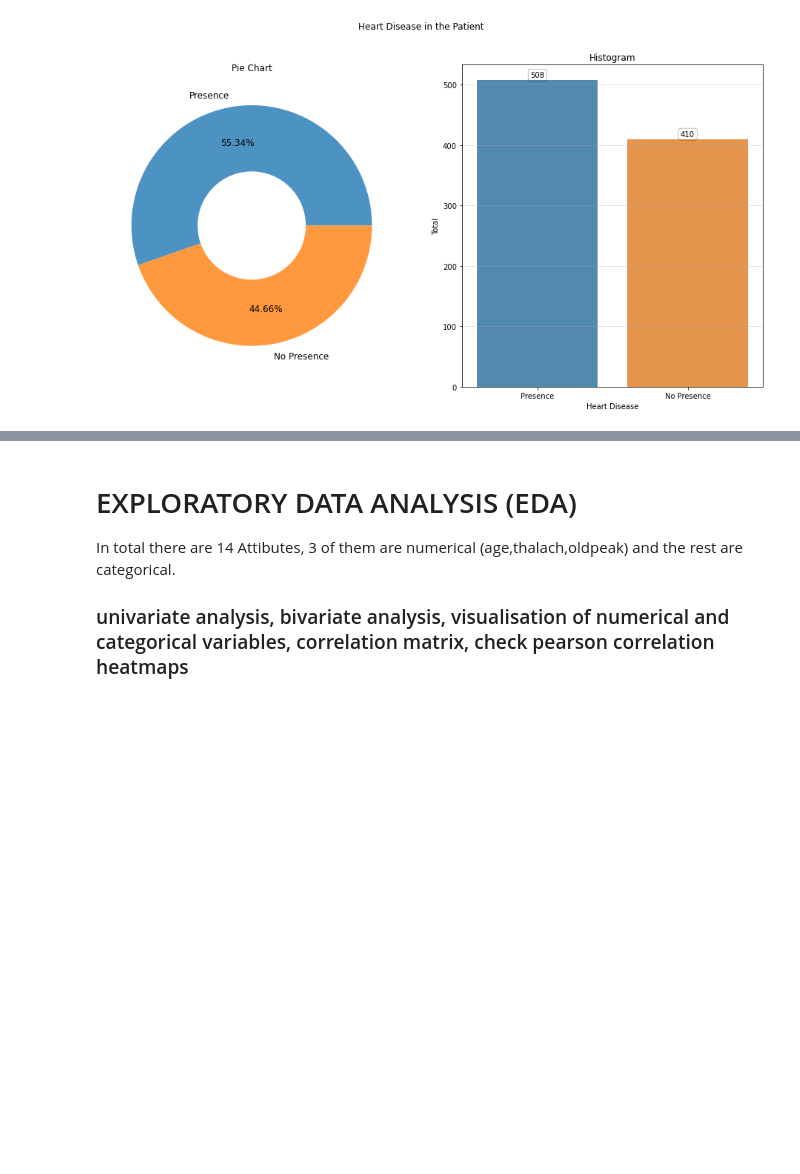
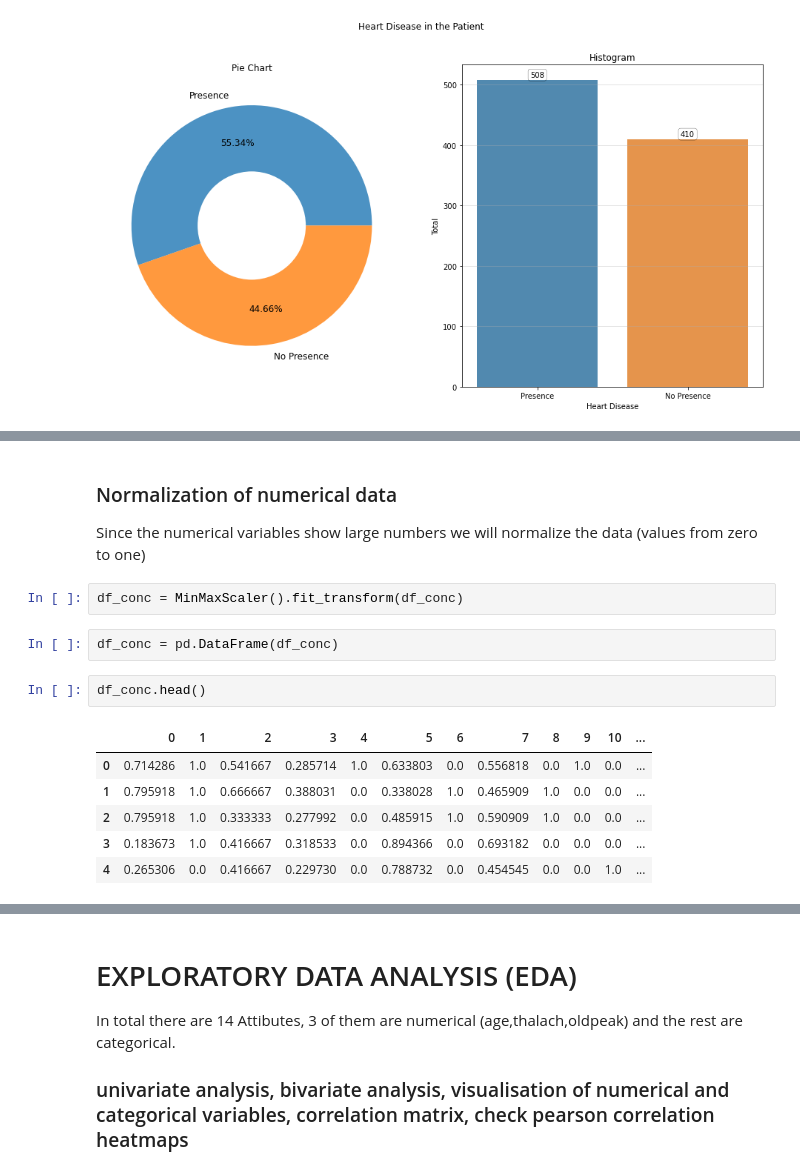
Before and after one commit to daaauun/Project_05_WT22, a Jupyter notebook: heart_match_14.ipynb, the cells around one changed output, grey strips where cells are left out. Saved outputs shown, nothing was run; the diff lists cells and outputs as text; blank space fills up the shorter version.

```diff
--- a/heart_match_14.ipynb
+++ b/heart_match_14.ipynb
@@ -706,0 +764,16 @@ df_conc.describe()
+# %% [markdown]
+###  Normalization of numerical data
+Since the numerical variables show large numbers we will normalize the data (values from zero to one)
+# %%
+df_conc = MinMaxScaler().fit_transform(df_conc)
+# %%
+df_conc = pd.DataFrame(df_conc)
+# %%
+df_conc.head()
+# %% [output]
+|  | 0 | 1 | 2 | 3 | 4 | 5 | 6 | 7 | 8 | 9 | 10 | ... |
+| 0 | 0.714286 | 1.0 | 0.541667 | 0.285714 | 1.0 | 0.633803 | 0.0 | 0.556818 | 0.0 | 1.0 | 0.0 | ... |
+| 1 | 0.795918 | 1.0 | 0.666667 | 0.388031 | 0.0 | 0.338028 | 1.0 | 0.465909 | 1.0 | 0.0 | 0.0 | ... |
+| 2 | 0.795918 | 1.0 | 0.333333 | 0.277992 | 0.0 | 0.485915 | 1.0 | 0.590909 | 1.0 | 0.0 | 0.0 | ... |
+| 3 | 0.183673 | 1.0 | 0.416667 | 0.318533 | 0.0 | 0.894366 | 0.0 | 0.693182 | 0.0 | 0.0 | 0.0 | ... |
+| 4 | 0.265306 | 0.0 | 0.416667 | 0.229730 | 0.0 | 0.788732 | 0.0 | 0.454545 | 0.0 | 0.0 | 1.0 | ... |
```
Also changed, not shown: parts of 14 cells of this notebook, 2 other files.
